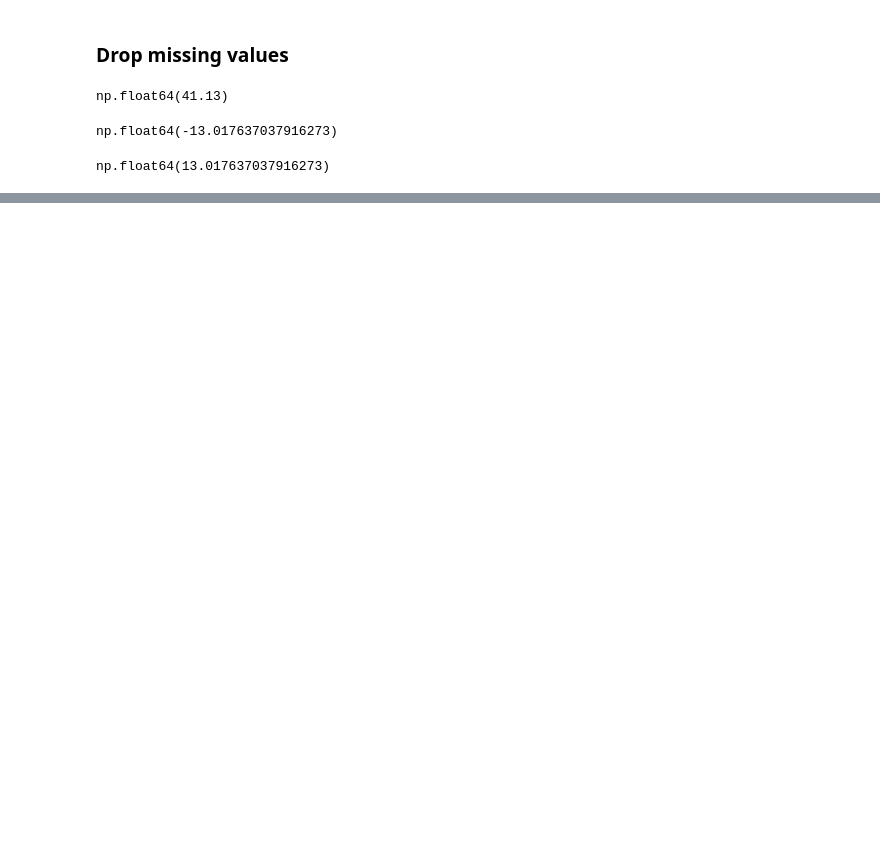
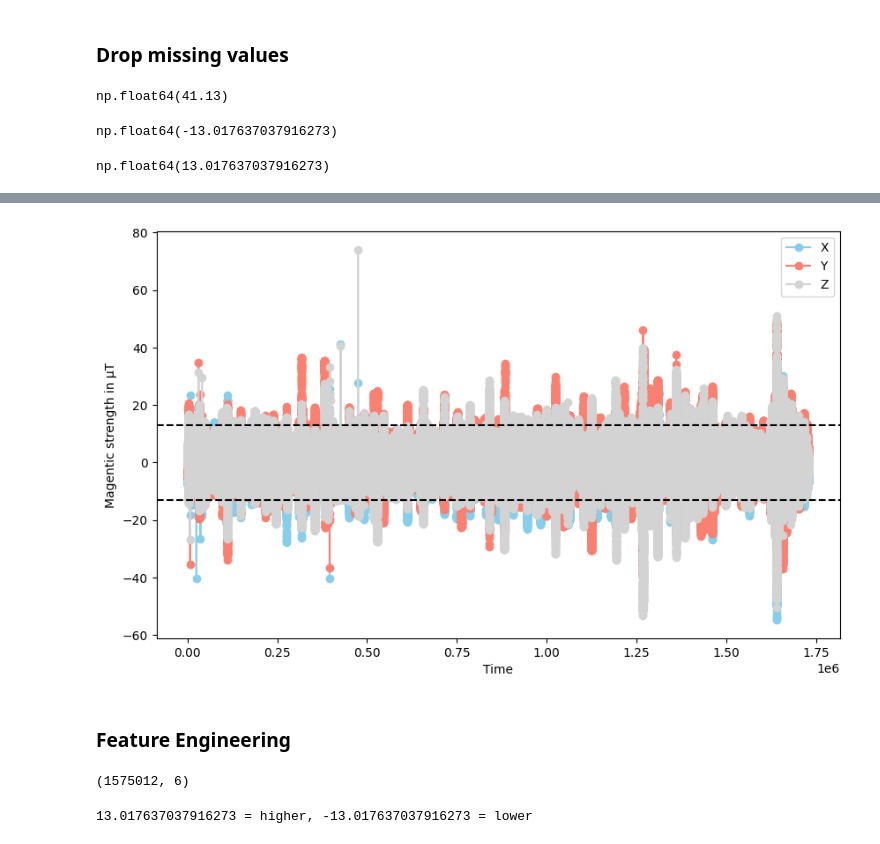
Before and after one commit to cchan083/AstroPi, a Jupyter notebook: Space analysis/space_weather_analysis.ipynb, the cells around one changed output, grey strips where cells are left out. Cells and saved outputs as stored; diff of their text form; code cells hidden in the pictures; blank space fills up the shorter version.

Commit message:
data processing and finished feature engineering

```diff
--- a/Space analysis/space_weather_analysis.ipynb
+++ b/Space analysis/space_weather_analysis.ipynb
@@ -71,0 +83,4 @@ np.float64(13.017637037916273)
+# %%
+higher_q = clean_train_a['bx_gse'].quantile(0.75)
+lower_q = clean_train_a['bx_gse'].quantile(0.25)
+iqr = higher_q - lower_q
@@ -71,0 +91,3 @@ np.float64(13.017637037916273)
+# %%
+clean_train_a['Irregular_Activity'] = (clean_train_a['bx_gse'] > higher_q + (1.5*iqr) ) | (clean_train_a['bx_gse'] < lower_q - (1.5 * iqr) )
+clean_train_a.loc[clean_train_a['Irregular_Activity'] == True, ['bx_gse']]
@@ -72,18 +113,30 @@ np.float64(13.017637037916273)
 # %%
 fig, ax = plt.subplots(figsize=(10,6))
 
 
-ax.plot(clean_train_a.index, clean_train_a['bx_gse'], color= 'skyblue', marker = 'o')
-ax.plot(clean_train_a.index, clean_train_a['by_gse'], color='salmon', marker='o')
-ax.plot(clean_train_a.index, clean_train_a['bz_gse'], color = 'lightgray', marker='o')
+ax.plot(clean_train_a.index, clean_train_a['bx_gse'], color= 'skyblue', marker = 'o', label='X')
+ax.plot(clean_train_a.index, clean_train_a['by_gse'], color='salmon', marker='o', label='Y')
+ax.plot(clean_train_a.index, clean_train_a['bz_gse'], color = 'lightgray', marker='o', label='Z')
 
 ax.axhline(y=higher_threshold, color='black', linestyle='dashed')
 ax.axhline(y=lower_threshold, color='black', linestyle = 'dashed')
 
 
 ax.set_xlabel('Time')
 ax.set_ylabel('Magentic strength in μT')
 
 
-
+ax.legend()
 plt.savefig('plot.png')
+# %% [output]
+[figure, added]
+# %% [markdown]
+### Feature Engineering
+# %%
+clean_train_a.shape
+# %% [output]
+(1575012, 6)
+# %%
+print(f'{higher_threshold} = higher, {lower_threshold} = lower')
+# %% [output]
+13.017637037916273 = higher, -13.017637037916273 = lower
```
Also changed, not shown: parts of 24 cells of this notebook, 1 other file.
